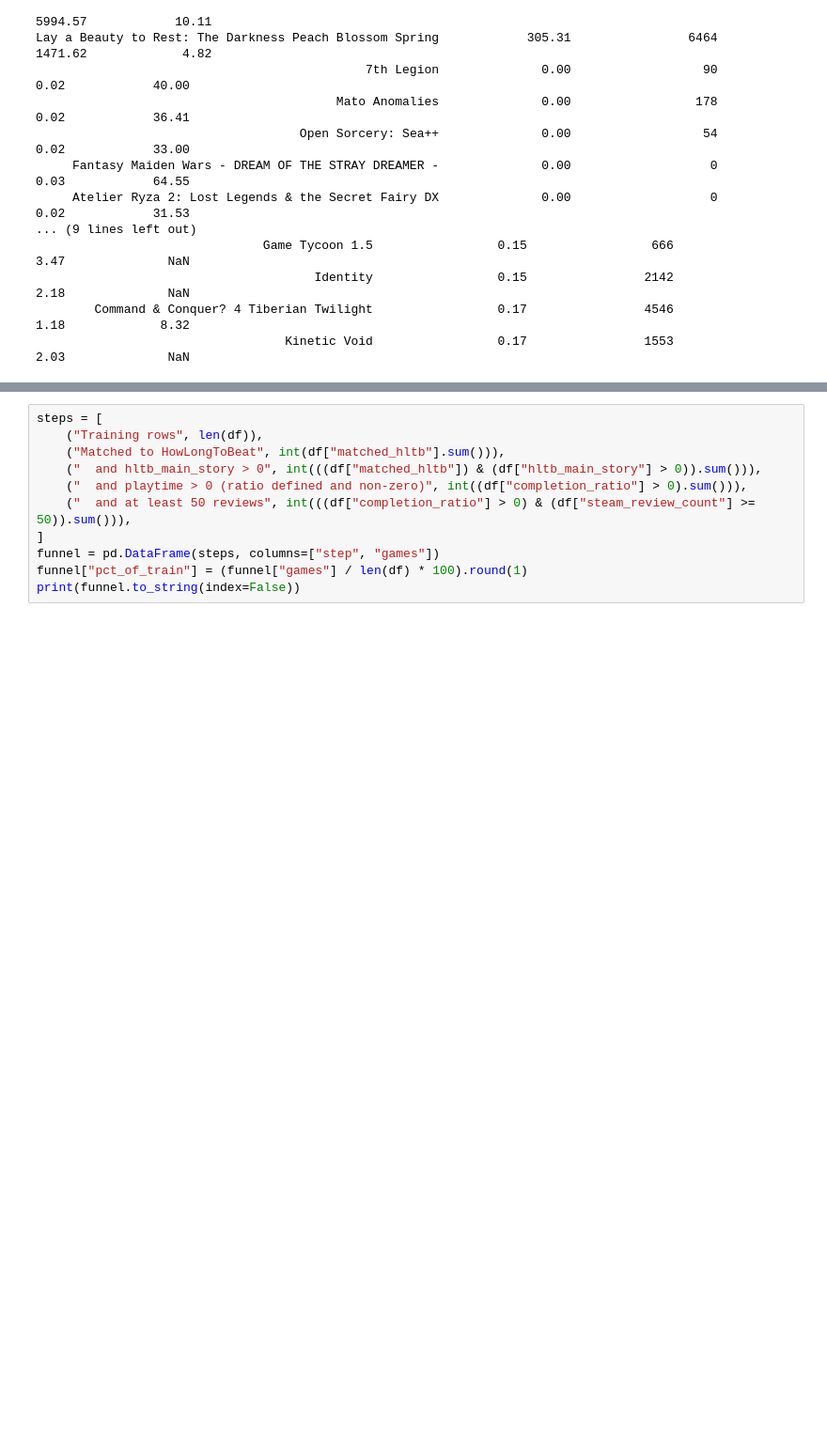
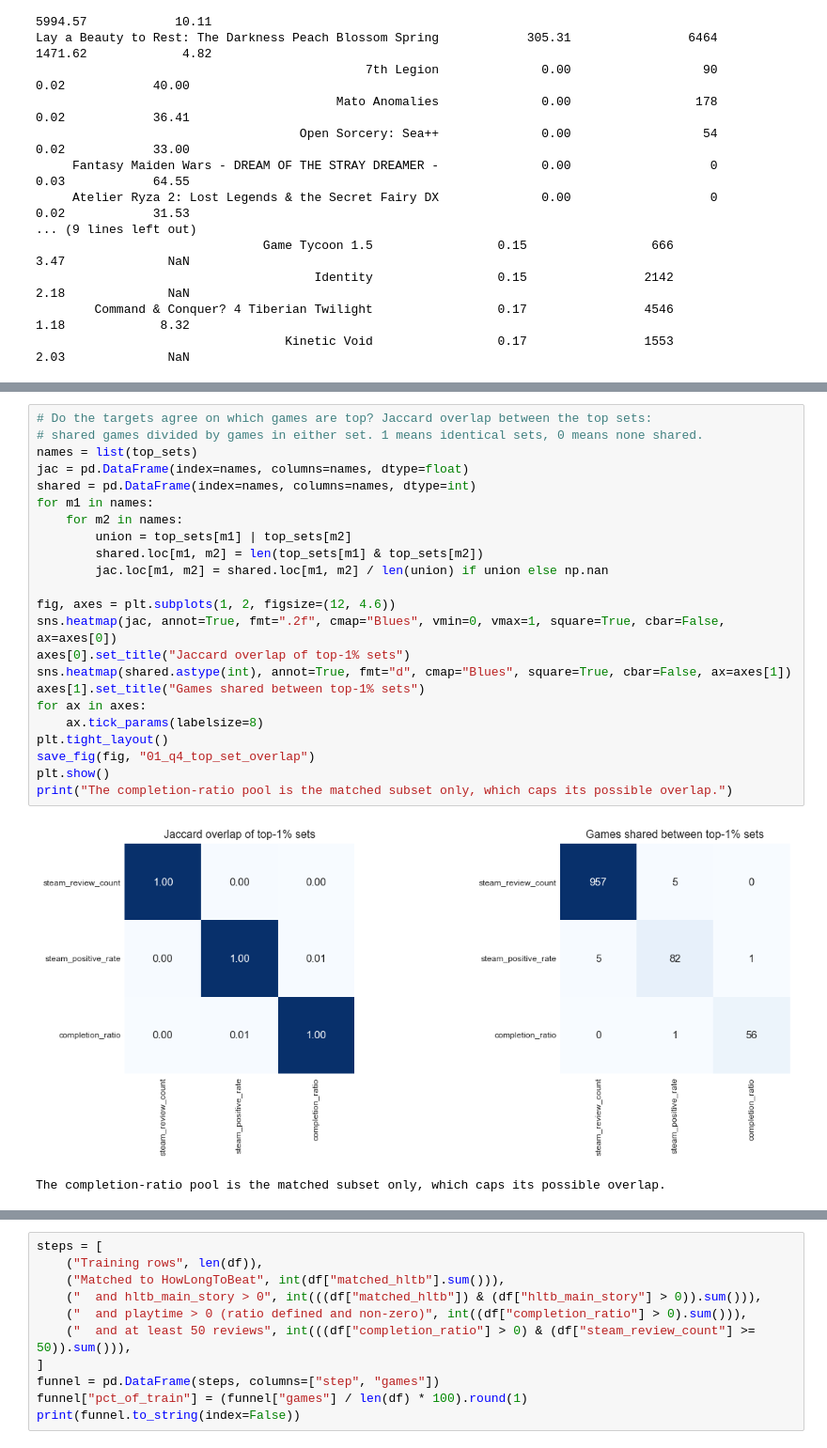
Before and after one commit to SinYang13/IS630, a Jupyter notebook: notebooks/01_eda.ipynb, the cells around one changed output, grey strips where cells are left out. Shown at 94% size. Cells and saved outputs as stored; diff of their text form; blank space fills up the shorter version.

```diff
--- a/notebooks/01_eda.ipynb
+++ b/notebooks/01_eda.ipynb
@@ -540,0 +741,26 @@ Lay a Beauty to Rest: The Darkness Peach Blossom Spring            305.31
+# %%
+# Do the targets agree on which games are top? Jaccard overlap between the top sets:
+# shared games divided by games in either set. 1 means identical sets, 0 means none shared.
+names = list(top_sets)
+jac = pd.DataFrame(index=names, columns=names, dtype=float)
+shared = pd.DataFrame(index=names, columns=names, dtype=int)
+for m1 in names:
+    for m2 in names:
+        union = top_sets[m1] | top_sets[m2]
+        shared.loc[m1, m2] = len(top_sets[m1] & top_sets[m2])
+        jac.loc[m1, m2] = shared.loc[m1, m2] / len(union) if union else np.nan
+
+fig, axes = plt.subplots(1, 2, figsize=(12, 4.6))
+sns.heatmap(jac, annot=True, fmt=".2f", cmap="Blues", vmin=0, vmax=1, square=True, cbar=False, ax=axes[0])
+axes[0].set_title("Jaccard overlap of top-1% sets")
+sns.heatmap(shared.astype(int), annot=True, fmt="d", cmap="Blues", square=True, cbar=False, ax=axes[1])
+axes[1].set_title("Games shared between top-1% sets")
+for ax in axes:
+    ax.tick_params(labelsize=8)
+plt.tight_layout()
+save_fig(fig, "01_q4_top_set_overlap")
+plt.show()
+print("The completion-ratio pool is the matched subset only, which caps its possible overlap.")
+# %% [output]
+[figure, added]
+The completion-ratio pool is the matched subset only, which caps its possible overlap.
```
Also changed, not shown: parts of 47 cells of this notebook, 11 other files.
